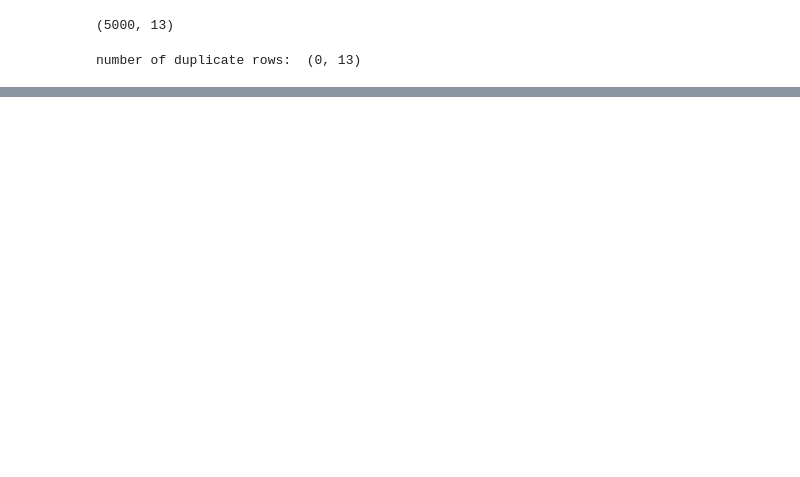
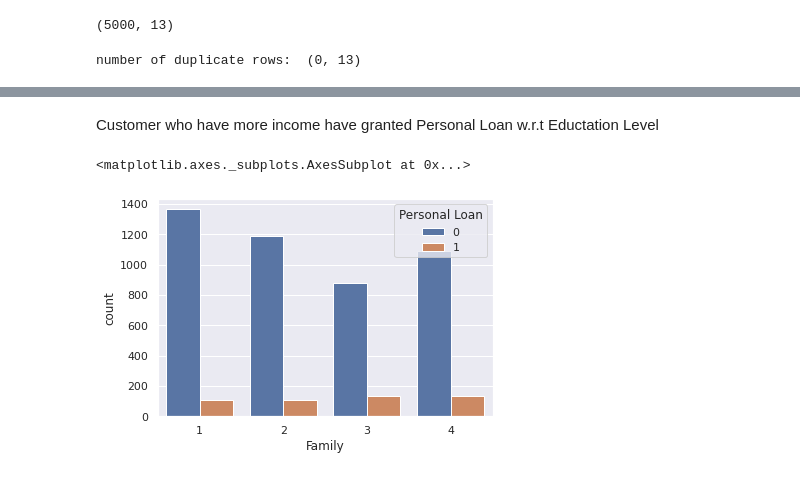
Before and after one commit to savika10/ML--classification, a Jupyter notebook: Marketing_campaign_for_Banking_products.ipynb, the cells around one changed output, grey strips where cells are left out. Drawn from its saved outputs; the diff is of its cells as text; code cells hidden in the pictures; blank space fills up the shorter version.

```diff
--- a/Marketing_campaign_for_Banking_products.ipynb
+++ b/Marketing_campaign_for_Banking_products.ipynb
@@ -315,0 +346,7 @@ credit card skewness value 0.9045894514231758
+# %% [markdown]
+Customer who have more income have granted Personal Loan w.r.t Eductation Level
+# %%
+sns.countplot(x="Family",hue="Personal Loan",data=dataset)
+# %% [output]
+<matplotlib.axes._subplots.AxesSubplot at 0x...>
+[figure, added]
```
Also changed, not shown: parts of 59 cells of this notebook.
